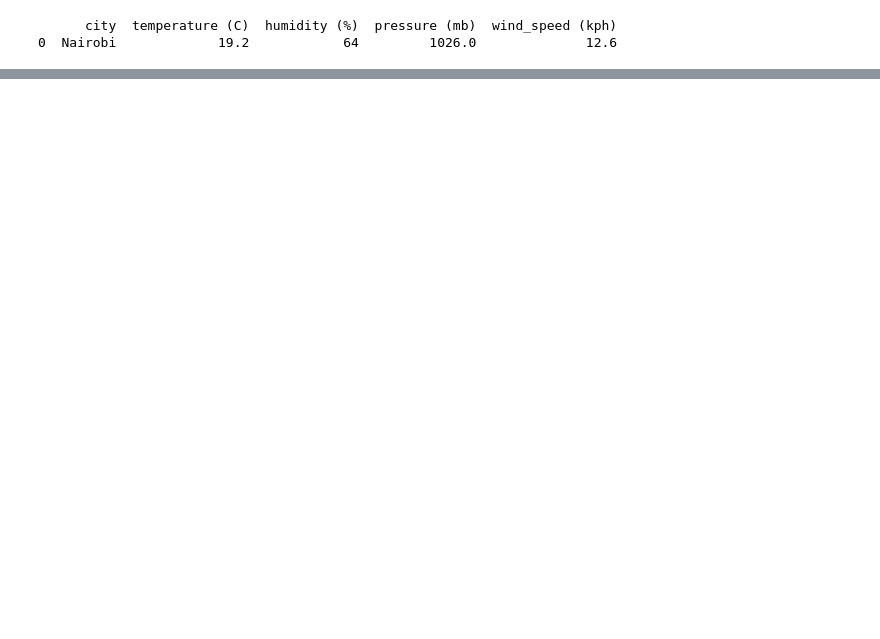
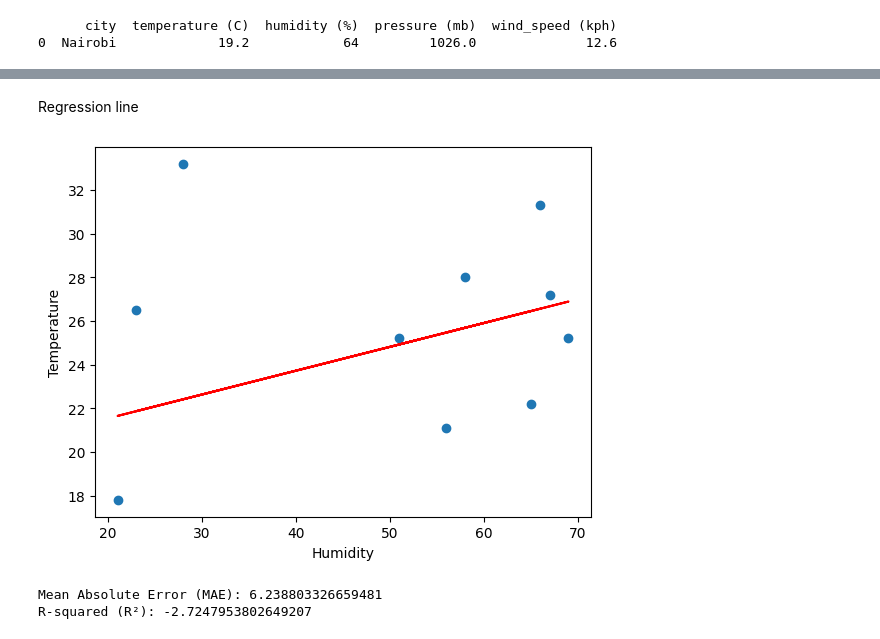
Before and after one commit to Zanale10/DATASCIENCE-101-TEST, a Jupyter notebook: weather_api_using_Colab.ipynb, the cells around one changed output, grey strips where cells are left out. Saved outputs shown, nothing was run; the diff lists cells and outputs as text; code cells hidden in the pictures; blank space fills up the shorter version.

```diff
--- a/weather_api_using_Colab.ipynb
+++ b/weather_api_using_Colab.ipynb
@@ -276,0 +343,3 @@ print(df)
+# %%
+X = df[['humidity (%)']]  # Independent variable  -define your variables
+y = df['temperature (C)']  # Dependent variable
@@ -276,0 +441,23 @@ print(df)
+# %% [markdown]
+Regression line
+# %%
+plt.scatter(df['humidity (%)'], df['temperature (C)'])
+plt.plot(df['humidity (%)'], lr_model.predict(df[['humidity (%)']]), color='red')
+plt.xlabel('Humidity')
+plt.ylabel('Temperature')
+plt.show()
+# %% [output]
+[figure, added]
+# %%
+from sklearn.metrics import mean_absolute_error, r2_score
+
+mae = mean_absolute_error(y_test, y_pred) #how far off, on average, your predictions were from the actual values;the lower the better
+r2 = r2_score(y_test, y_pred)             #R² = 1.0 → Perfect prediction,R² = 0 → Model is no better than just guessing the average,R² < 0 → Model is worse than guessing 😅
+
+
+
+print("Mean Absolute Error (MAE):", mae)
+print("R-squared (R²):", r2)
+# %% [output]
+Mean Absolute Error (MAE): 6.238803326659481
+R-squared (R²): -2.7247953802649207
```
Also changed, not shown: parts of 64 cells of this notebook.
